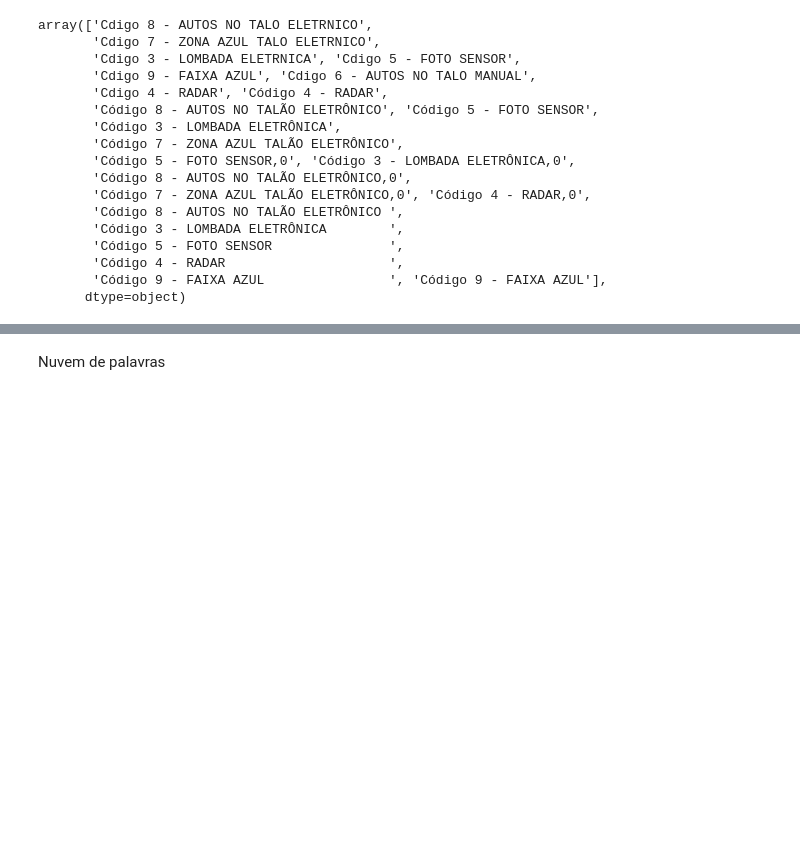
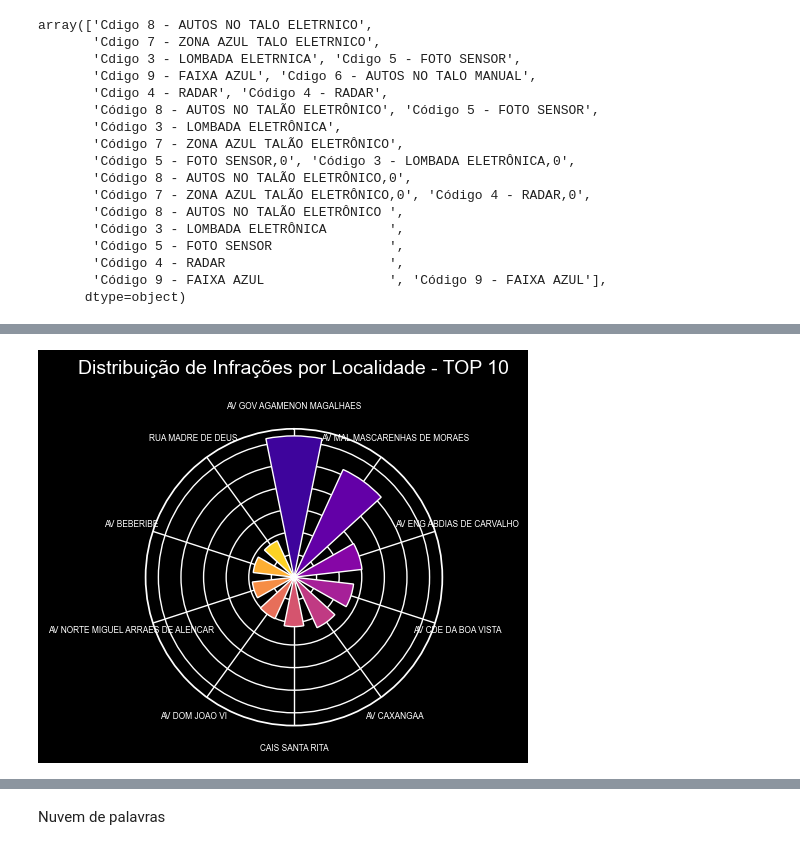
Before and after one commit to FlaviaCosta1037/analise_infracoes_transito, a Jupyter notebook: main.ipynb, the cells around one changed output, grey strips where cells are left out. Saved outputs shown, nothing was run; the diff lists cells and outputs as text; code cells hidden in the pictures; blank space fills up the shorter version.

```diff
--- a/main.ipynb
+++ b/main.ipynb
@@ -477,0 +390,35 @@ Colunas: Index(['agenteequipamento', 'quantidade'], dtype='object')
+# %%
+plt.style.use("dark_background")
+sns.set_palette("plasma")
+
+# Número de categorias
+N = len(infracoes_por_local)
+angles = np.linspace(0, 2 * np.pi, N, endpoint=False).tolist()
+
+# Valores e categorias
+values = infracoes_por_local["quantidade"].tolist()
+labels = infracoes_por_local["infracao"].tolist()
+
+# Repetir o primeiro valor no final para fechar o círculo
+values += values[:1]
+angles += angles[:1]
+
+# Criar figura polar
+fig, ax = plt.subplots(figsize=(5, 5), subplot_kw=dict(polar=True))
+bars = ax.bar(angles[:-1], infracoes_por_local["quantidade"], width=0.4, color=sns.color_palette("plasma", N))
+
+# Ajustar layout
+ax.set_theta_offset(np.pi / 2)
+ax.set_theta_direction(-1)
+
+
+# Colocar rótulos ao redor do círculo
+ax.set_xticks(angles[:-1])
+ax.set_xticklabels(labels, fontsize=6)
+ax.set_yticklabels([])
+
+ax.set_title("Distribuição de Infrações por Localidade - TOP 10", fontsize=14, pad=20)
+plt.tight_layout()
+plt.show()
+# %% [output]
+[figure, added]
```
Also changed, not shown: parts of 13 cells of this notebook.
